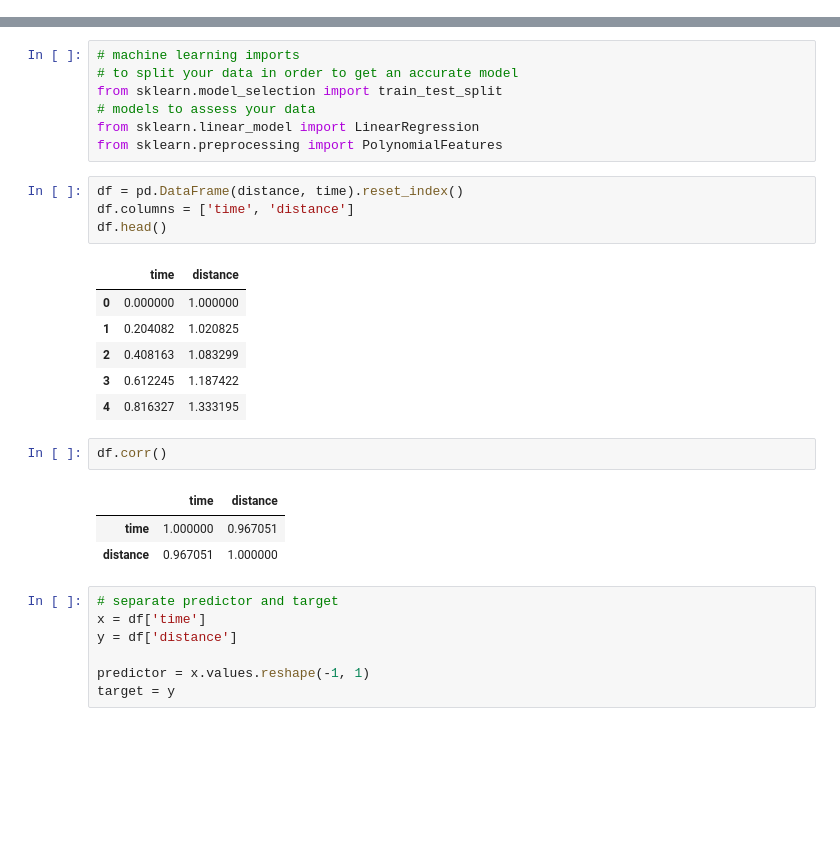
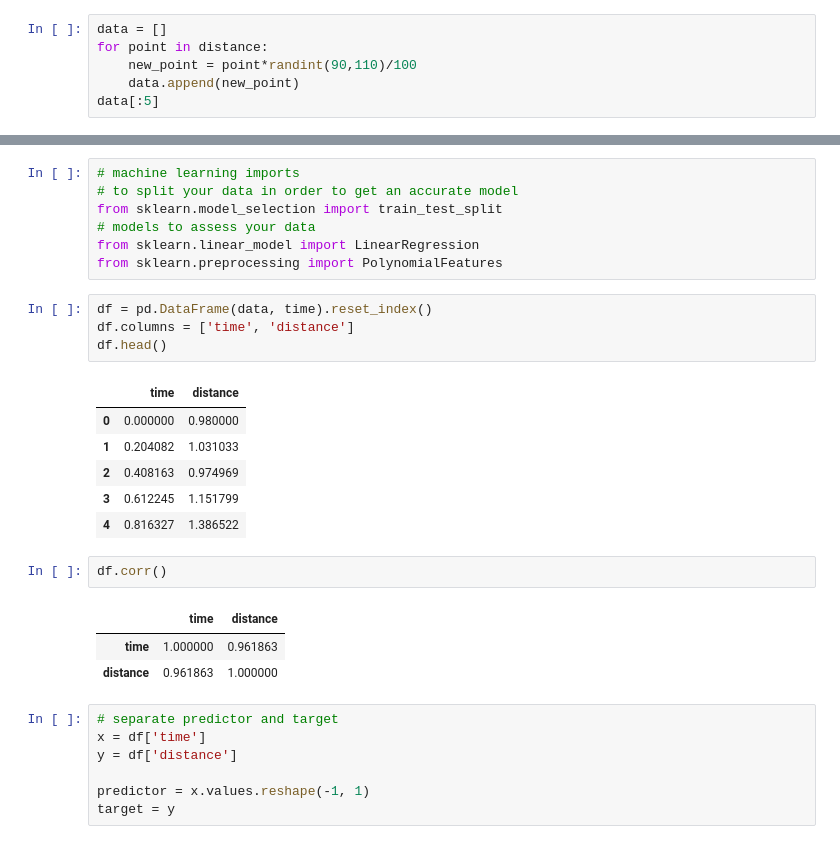
Before and after one commit to samjdedes/machine_learning_with_physical_data, a Jupyter notebook: notebooks/scratch.ipynb, the cells around one changed output, grey strips where cells are left out. Drawn from its saved outputs; the diff is of its cells as text; blank space fills up the shorter version.

```diff
--- a/notebooks/scratch.ipynb
+++ b/notebooks/scratch.ipynb
@@ -78,0 +87,6 @@ str(random())
+# %%
+data = []
+for point in distance:
+    new_point = point*randint(90,110)/100
+    data.append(new_point)
+data[:5]
@@ -86,22 +106,22 @@ from sklearn.model_selection import train_test_split
 from sklearn.linear_model import LinearRegression
 from sklearn.preprocessing import PolynomialFeatures
 # %%
-df = pd.DataFrame(distance, time).reset_index()
+df = pd.DataFrame(data, time).reset_index()
 df.columns = ['time', 'distance']
 df.head()
 # %% [output]
 |  | time | distance |
-| 0 | 0.000000 | 1.000000 |
-| 1 | 0.204082 | 1.020825 |
-| 2 | 0.408163 | 1.083299 |
-| 3 | 0.612245 | 1.187422 |
-| 4 | 0.816327 | 1.333195 |
+| 0 | 0.000000 | 0.980000 |
+| 1 | 0.204082 | 1.031033 |
+| 2 | 0.408163 | 0.974969 |
+| 3 | 0.612245 | 1.151799 |
+| 4 | 0.816327 | 1.386522 |
 # %%
 df.corr()
 # %% [output]
 |  | time | distance |
-| time | 1.000000 | 0.967051 |
-| distance | 0.967051 | 1.000000 |
+| time | 1.000000 | 0.961863 |
+| distance | 0.961863 | 1.000000 |
 # %%
 # separate predictor and target
 x = df['time']
```
Also changed, not shown: parts of 14 cells of this notebook.
